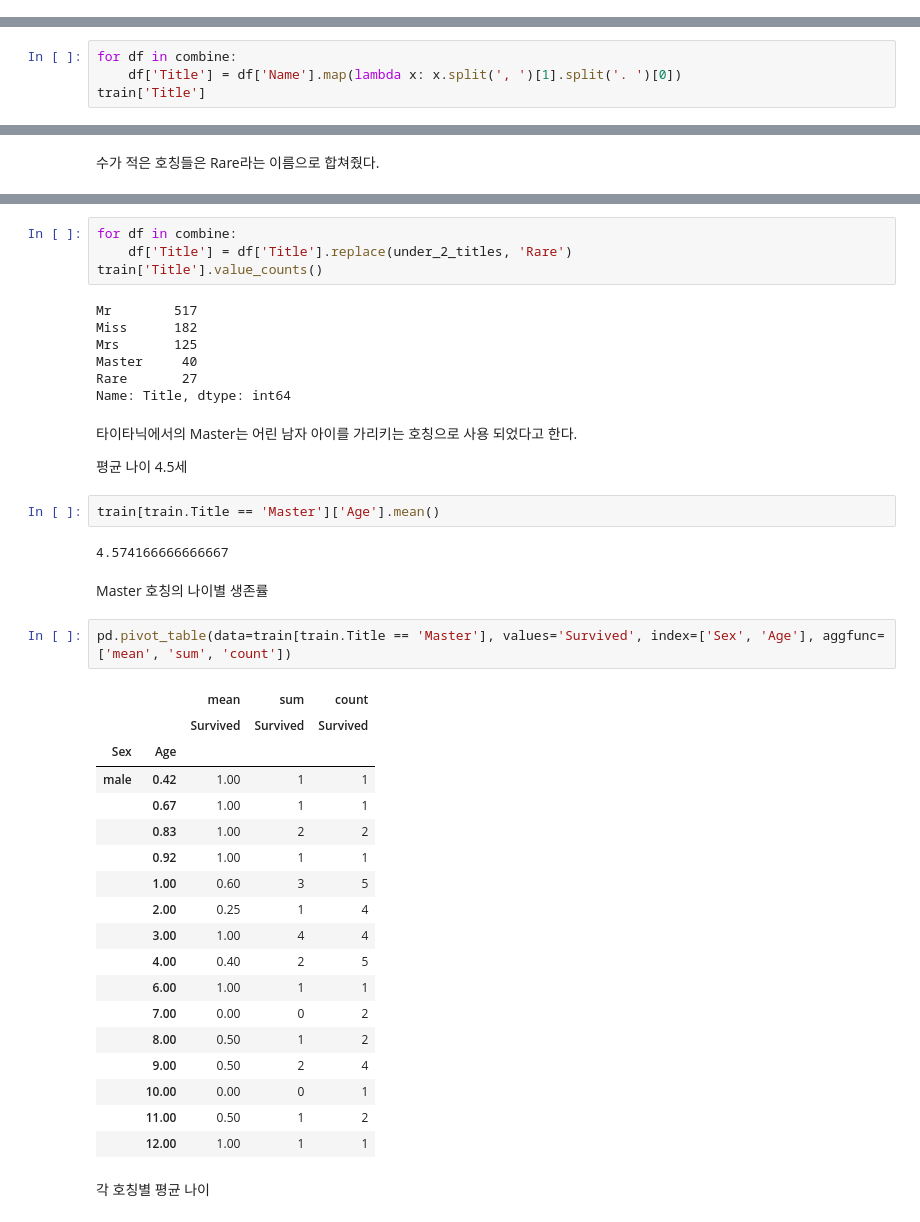
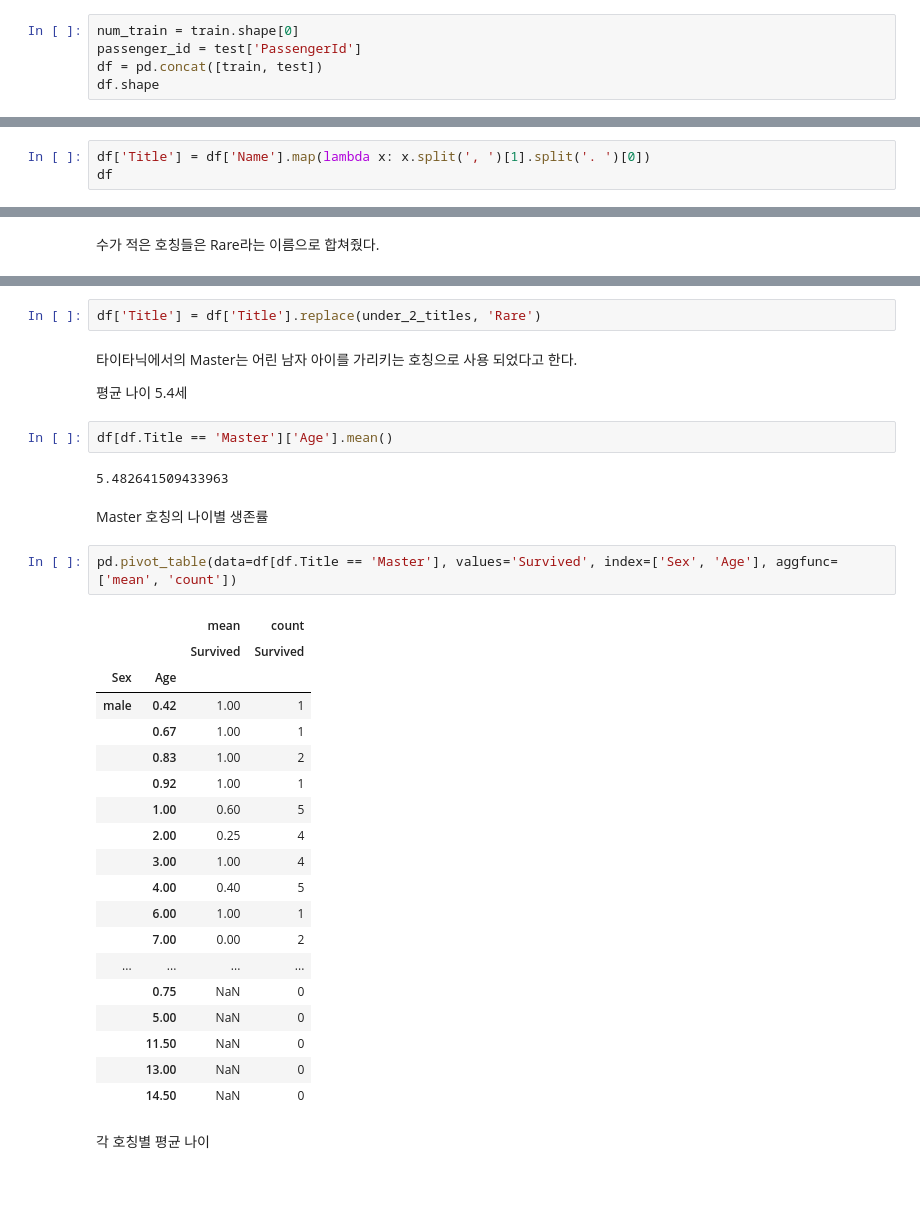
Before and after one commit to Usunwoo/kaggle-titanic, a Jupyter notebook: titanic.ipynb, the cells around one changed output, grey strips where cells are left out. Saved outputs shown, nothing was run; the diff lists cells and outputs as text; blank space fills up the shorter version.

Commit message:
코드 개선, 결측치 처리시 평균에 test 데이터 반영, 범주형 인코딩, scaler 추가

```diff
--- a/titanic.ipynb
+++ b/titanic.ipynb
@@ -95,0 +100,5 @@ train.describe()
+# %%
+num_train = train.shape[0]
+passenger_id = test['PassengerId']
+df = pd.concat([train, test])
+df.shape
@@ -154,7 +182,6 @@ train.groupby('Pclass')[['Fare']].mean()
 
 Name에서 Title(호칭)을 분리해 Title column으로 만들어줬다.
 # %%
-for df in combine:
-    df['Title'] = df['Name'].map(lambda x: x.split(', ')[1].split('. ')[0])
-train['Title']
+df['Title'] = df['Name'].map(lambda x: x.split(', ')[1].split('. ')[0])
+df
 # %% [output]
@@ -218,47 +245,39 @@ under_2_titles
  'Dr',
  'Dona']
 # %%
-for df in combine:
-    df['Title'] = df['Title'].replace(under_2_titles, 'Rare')
-train['Title'].value_counts()
+df['Title'] = df['Title'].replace(under_2_titles, 'Rare')
-# %% [output]
-Mr        517
-Miss      182
-Mrs       125
-Master     40
-Rare       27
-Name: Title, dtype: int64
 # %% [markdown]
 타이타닉에서의 Master는 어린 남자 아이를 가리키는 호칭으로 사용 되었다고 한다.
 
-평균 나이 4.5세
+평균 나이 5.4세
 # %%
-train[train.Title == 'Master']['Age'].mean()
+df[df.Title == 'Master']['Age'].mean()
 # %% [output]
-4.574166666666667
+5.482641509433963
 # %% [markdown]
 Master 호칭의 나이별 생존률
 # %%
-pd.pivot_table(data=train[train.Title == 'Master'], values='Survived', index=['Sex', 'Age'], aggfunc=['mean', 'sum', 'count'])
+pd.pivot_table(data=df[df.Title == 'Master'], values='Survived', index=['Sex', 'Age'], aggfunc=['mean', 'count'])
 # %% [output]
-|  |  | mean | sum | count |
-|  |  | Survived | Survived | Survived |
-| Sex | Age |  |  |  |
-| male | 0.42 | 1.00 | 1 | 1 |
-|  | 0.67 | 1.00 | 1 | 1 |
-|  | 0.83 | 1.00 | 2 | 2 |
-|  | 0.92 | 1.00 | 1 | 1 |
-|  | 1.00 | 0.60 | 3 | 5 |
-|  | 2.00 | 0.25 | 1 | 4 |
-|  | 3.00 | 1.00 | 4 | 4 |
-|  | 4.00 | 0.40 | 2 | 5 |
-|  | 6.00 | 1.00 | 1 | 1 |
-|  | 7.00 | 0.00 | 0 | 2 |
-|  | 8.00 | 0.50 | 1 | 2 |
-|  | 9.00 | 0.50 | 2 | 4 |
-|  | 10.00 | 0.00 | 0 | 1 |
-|  | 11.00 | 0.50 | 1 | 2 |
-|  | 12.00 | 1.00 | 1 | 1 |
+|  |  | mean | count |
+|  |  | Survived | Survived |
+| Sex | Age |  |  |
+| male | 0.42 | 1.00 | 1 |
+|  | 0.67 | 1.00 | 1 |
+|  | 0.83 | 1.00 | 2 |
+|  | 0.92 | 1.00 | 1 |
+|  | 1.00 | 0.60 | 5 |
+|  | 2.00 | 0.25 | 4 |
+|  | 3.00 | 1.00 | 4 |
+|  | 4.00 | 0.40 | 5 |
+|  | 6.00 | 1.00 | 1 |
+|  | 7.00 | 0.00 | 2 |
+| ... | ... | ... | ... |
+|  | 0.75 | NaN | 0 |
+|  | 5.00 | NaN | 0 |
+|  | 11.50 | NaN | 0 |
+|  | 13.00 | NaN | 0 |
+|  | 14.50 | NaN | 0 |
 # %% [markdown]
 각 호칭별 평균 나이
 # %%
```
Also changed, not shown: parts of 112 cells of this notebook, 1 other file.
